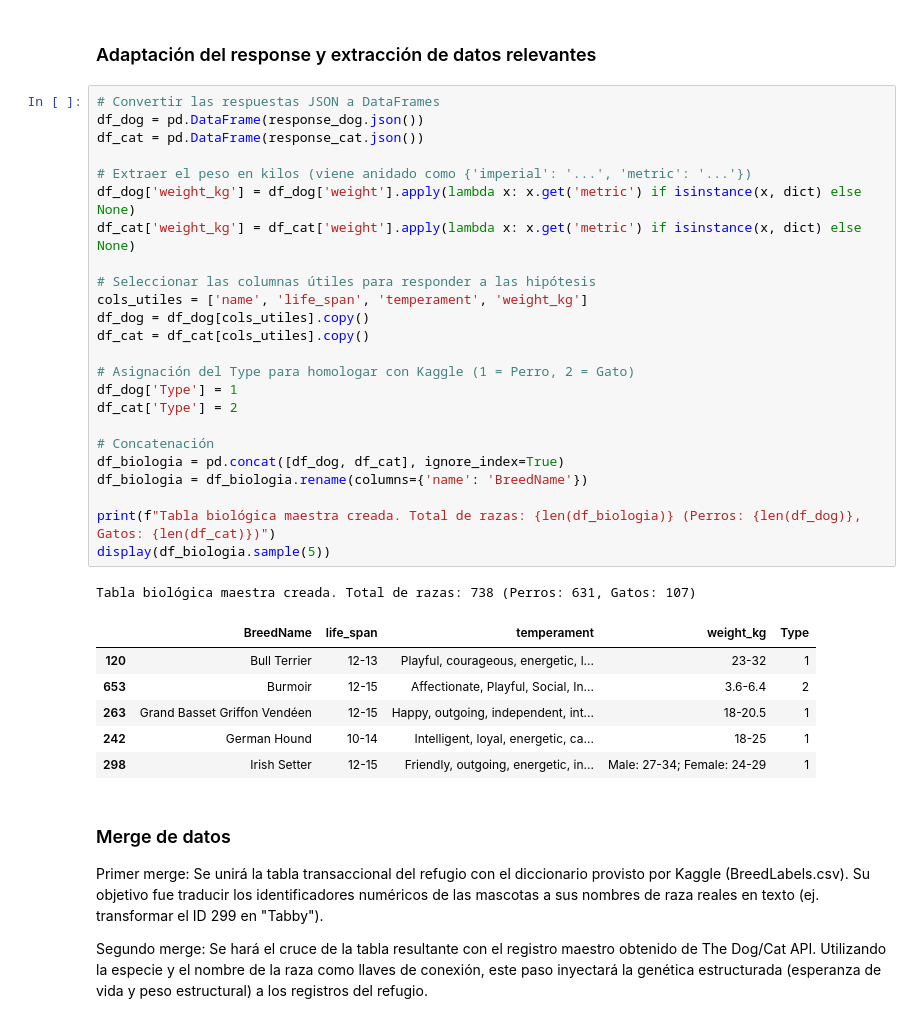
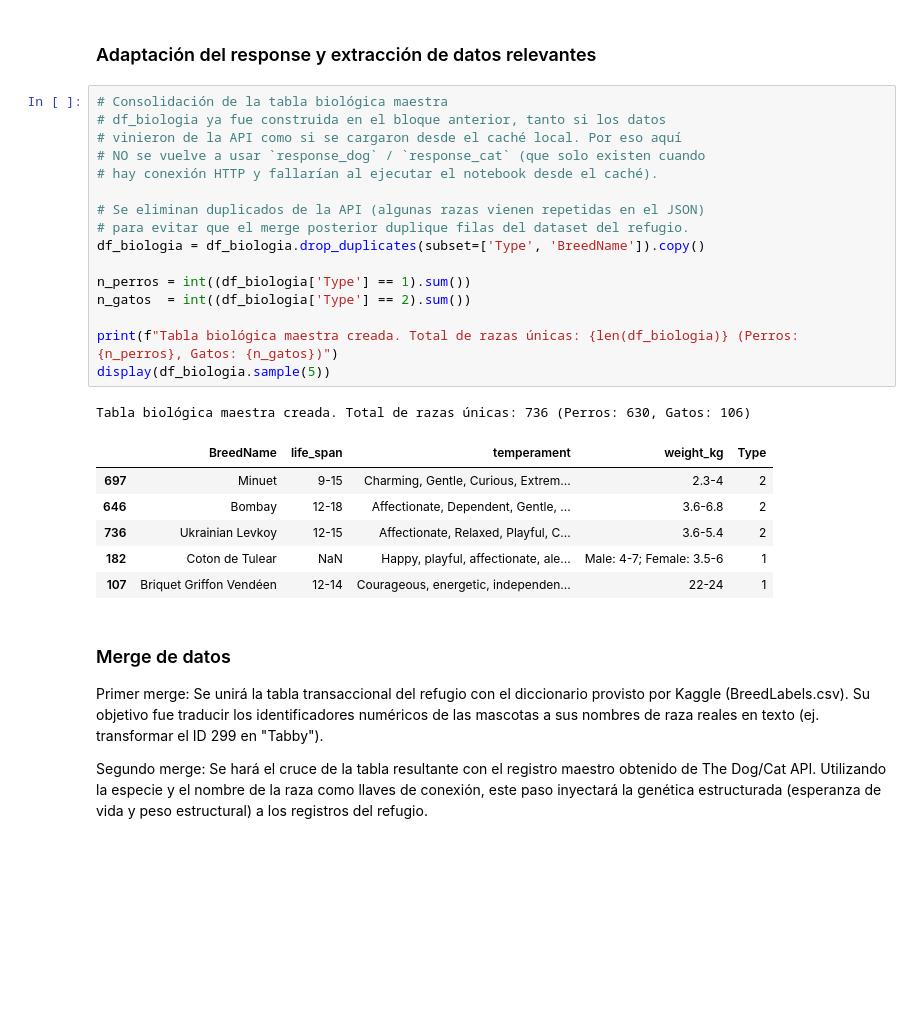
Before and after one commit to davsdevelop/coderhouse_DC2_1, a Jupyter notebook: Entrega1_Videla_AdopcionMascotas.ipynb, the cells around one changed output. Drawn from its saved outputs; the diff is of its cells as text; blank space fills up the shorter version.

```diff
--- a/Entrega1_Videla_AdopcionMascotas.ipynb
+++ b/Entrega1_Videla_AdopcionMascotas.ipynb
@@ -226,37 +228,29 @@ Las claves son las mismas en **The Dog API** y **The Cat API**, por eso se prese
 # %% [markdown]
 ### Adaptación del response y extracción de datos relevantes
 # %%
-# Convertir las respuestas JSON a DataFrames
-df_dog = pd.DataFrame(response_dog.json())
-df_cat = pd.DataFrame(response_cat.json())
+# Consolidación de la tabla biológica maestra
+# df_biologia ya fue construida en el bloque anterior, tanto si los datos
+# vinieron de la API como si se cargaron desde el caché local. Por eso aquí
+# NO se vuelve a usar `response_dog` / `response_cat` (que solo existen cuando
+# hay conexión HTTP y fallarían al ejecutar el notebook desde el caché).
 
-# Extraer el peso en kilos (viene anidado como {'imperial': '...', 'metric': '...'})
-df_dog['weight_kg'] = df_dog['weight'].apply(lambda x: x.get('metric') if isinstance(x, dict) else None)
-df_cat['weight_kg'] = df_cat['weight'].apply(lambda x: x.get('metric') if isinstance(x, dict) else None)
+# Se eliminan duplicados de la API (algunas razas vienen repetidas en el JSON)
+# para evitar que el merge posterior duplique filas del dataset del refugio.
+df_biologia = df_biologia.drop_duplicates(subset=['Type', 'BreedName']).copy()
 
-# Seleccionar las columnas útiles para responder a las hipótesis
-cols_utiles = ['name', 'life_span', 'temperament', 'weight_kg']
-df_dog = df_dog[cols_utiles].copy()
-df_cat = df_cat[cols_utiles].copy()
+n_perros = int((df_biologia['Type'] == 1).sum())
+n_gatos  = int((df_biologia['Type'] == 2).sum())
 
-# Asignación del Type para homologar con Kaggle (1 = Perro, 2 = Gato)
-df_dog['Type'] = 1
-df_cat['Type'] = 2
-
-# Concatenación
-df_biologia = pd.concat([df_dog, df_cat], ignore_index=True)
-df_biologia = df_biologia.rename(columns={'name': 'BreedName'})
-
-print(f"Tabla biológica maestra creada. Total de razas: {len(df_biologia)} (Perros: {len(df_dog)}, Gatos: {len(df_cat)})")
+print(f"Tabla biológica maestra creada. Total de razas únicas: {len(df_biologia)} (Perros: {n_perros}, Gatos: {n_gatos})")
 display(df_biologia.sample(5))
 # %% [output]
-Tabla biológica maestra creada. Total de razas: 738 (Perros: 631, Gatos: 107)
+Tabla biológica maestra creada. Total de razas únicas: 736 (Perros: 630, Gatos: 106)
 |  | BreedName | life_span | temperament | weight_kg | Type |
-| 120 | Bull Terrier | 12-13 | Playful, courageous, energetic, l... | 23-32 | 1 |
-| 653 | Burmoir | 12-15 | Affectionate, Playful, Social, In... | 3.6-6.4 | 2 |
-| 263 | Grand Basset Griffon Vendéen | 12-15 | Happy, outgoing, independent, int... | 18-20.5 | 1 |
-| 242 | German Hound | 10-14 | Intelligent, loyal, energetic, ca... | 18-25 | 1 |
-| 298 | Irish Setter | 12-15 | Friendly, outgoing, energetic, in... | Male: 27-34; Female: 24-29 | 1 |
+| 697 | Minuet | 9-15 | Charming, Gentle, Curious, Extrem... | 2.3-4 | 2 |
+| 646 | Bombay | 12-18 | Affectionate, Dependent, Gentle, ... | 3.6-6.8 | 2 |
+| 736 | Ukrainian Levkoy | 12-15 | Affectionate, Relaxed, Playful, C... | 3.6-5.4 | 2 |
+| 182 | Coton de Tulear | NaN | Happy, playful, affectionate, ale... | Male: 4-7; Female: 3.5-6 | 1 |
+| 107 | Briquet Griffon Vendéen | 12-14 | Courageous, energetic, independen... | 22-24 | 1 |
 # %% [markdown]
 ### Merge de datos
 
```
Also changed, not shown: parts of 34 cells of this notebook, 6 other files.
